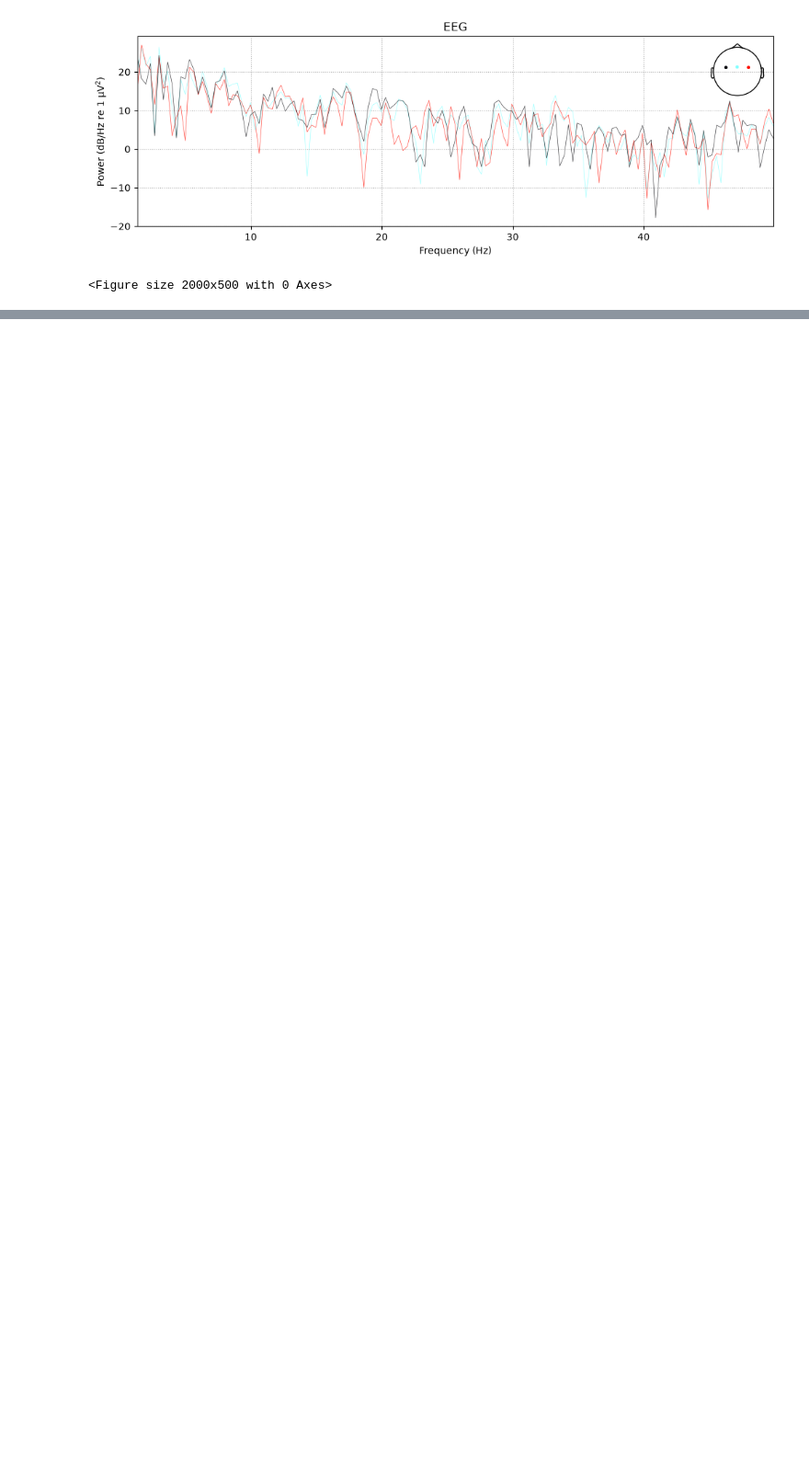
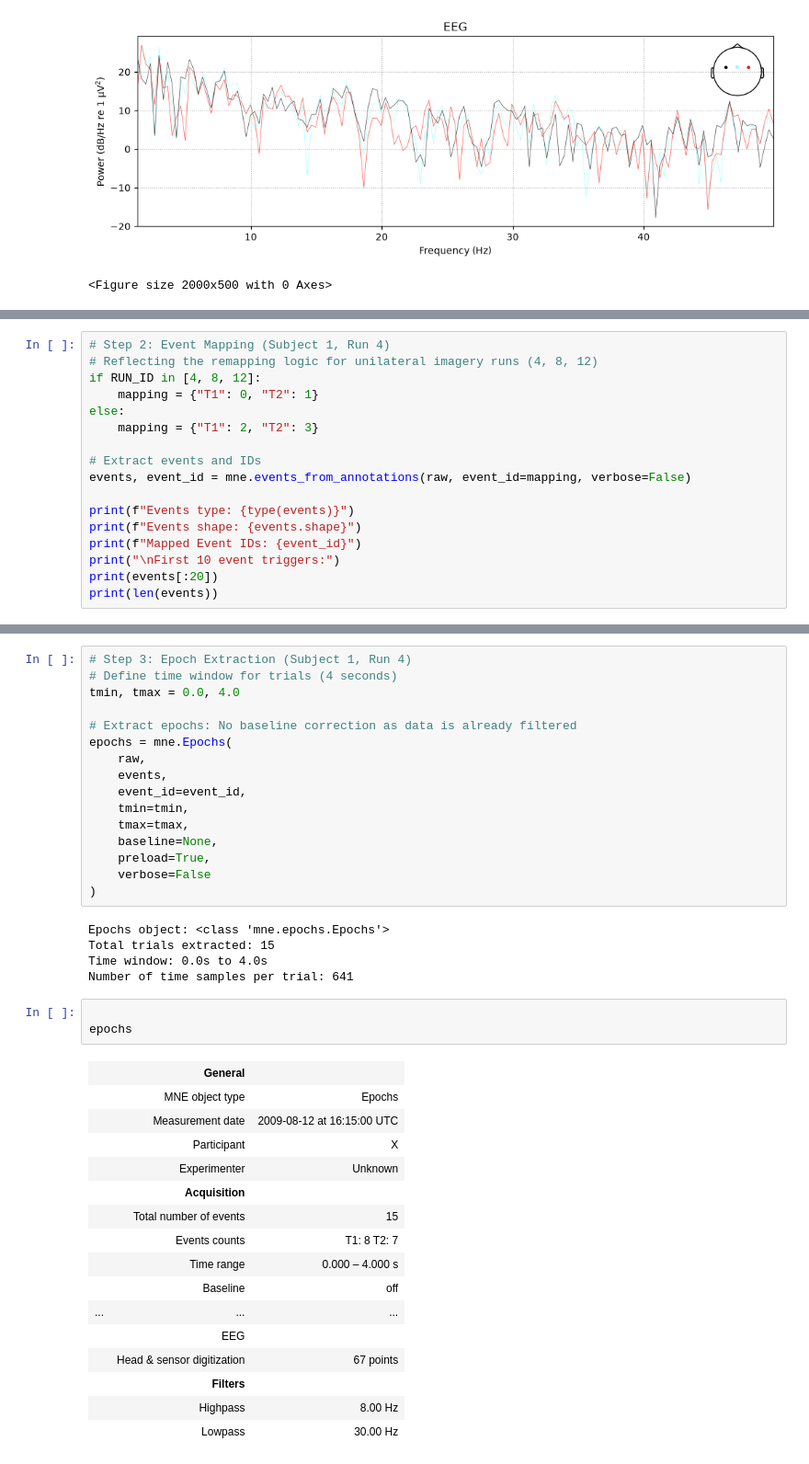
Before and after one commit to Alexvc23/Total-Perspective-Vortex, a Jupyter notebook: doc/test.ipynb, the cells around one changed output, grey strips where cells are left out. Shown at 92% size. Cells and saved outputs as stored; diff of their text form; blank space fills up the shorter version.

```diff
--- a/doc/test.ipynb
+++ b/doc/test.ipynb
@@ -602,0 +673,17 @@ plt.show()
+# %%
+# Step 2: Event Mapping (Subject 1, Run 4)
+# Reflecting the remapping logic for unilateral imagery runs (4, 8, 12)
+if RUN_ID in [4, 8, 12]:
+    mapping = {"T1": 0, "T2": 1}
+else:
+    mapping = {"T1": 2, "T2": 3}
+
+# Extract events and IDs
+events, event_id = mne.events_from_annotations(raw, event_id=mapping, verbose=False)
+
+print(f"Events type: {type(events)}")
+print(f"Events shape: {events.shape}")
+print(f"Mapped Event IDs: {event_id}")
+print("\nFirst 10 event triggers:")
+print(events[:20])
+print(len(events))
@@ -602,0 +713,41 @@ plt.show()
+# %%
+# Step 3: Epoch Extraction (Subject 1, Run 4)
+# Define time window for trials (4 seconds)
+tmin, tmax = 0.0, 4.0
+
+# Extract epochs: No baseline correction as data is already filtered
+epochs = mne.Epochs(
+    raw,
+    events,
+    event_id=event_id,
+    tmin=tmin,
+    tmax=tmax,
+    baseline=None,
+    preload=True,
+    verbose=False
+)
+# %% [output]
+Epochs object: <class 'mne.epochs.Epochs'>
+Total trials extracted: 15
+Time window: 0.0s to 4.0s
+Number of time samples per trial: 641
+# %%
+
+epochs
+# %% [output]
+|  | General |  |
+|  | MNE object type | Epochs |
+|  | Measurement date | 2009-08-12 at 16:15:00 UTC |
+|  | Participant | X |
+|  | Experimenter | Unknown |
+|  | Acquisition |  |
+|  | Total number of events | 15 |
+|  | Events counts | T1: 8 T2: 7 |
+|  | Time range | 0.000 – 4.000 s |
+|  | Baseline | off |
+| ... | ... | ... |
+|  | EEG |  |
+|  | Head & sensor digitization | 67 points |
+|  | Filters |  |
+|  | Highpass | 8.00 Hz |
+|  | Lowpass | 30.00 Hz |
```
Also changed, not shown: parts of 24 cells of this notebook, 1 other file.
